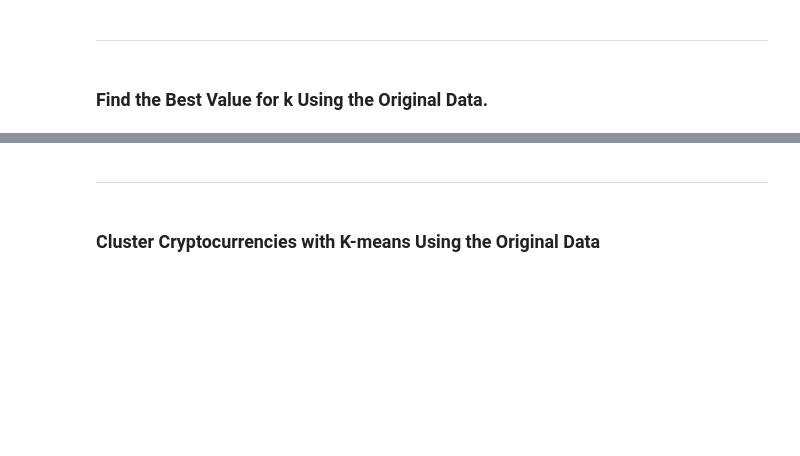
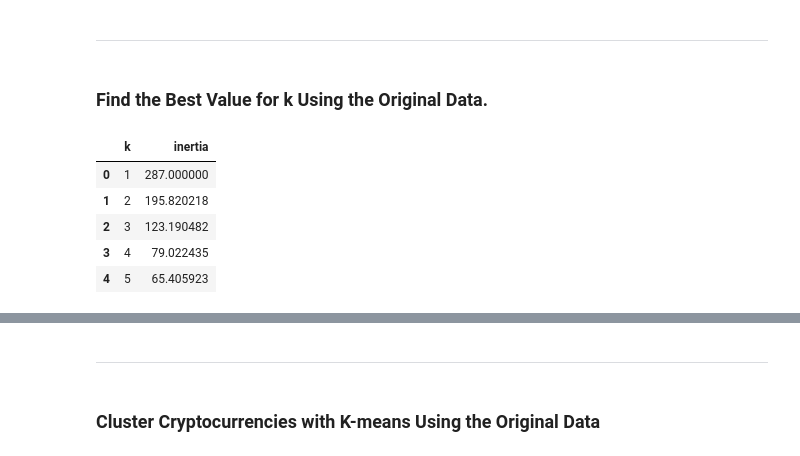
Before and after one commit to dmropp/CryptoClustering, a Jupyter notebook: Crypto_Clustering.ipynb, the cells around one changed output, grey strips where cells are left out. Cells and saved outputs as stored; diff of their text form; code cells hidden in the pictures; blank space fills up the shorter version.

Commit message:
Elbow plot created

```diff
--- a/Crypto_Clustering.ipynb
+++ b/Crypto_Clustering.ipynb
@@ -117,9 +117,20 @@ for i in k:
 # %%
 # Create a dictionary with the data to plot the Elbow curve
 
-
+elbow_data = {"k": k, "inertia": inertia}
 
 # Create a DataFrame with the data to plot the Elbow curve
+
+df_elbow = pd.DataFrame(elbow_data)
+
+df_elbow.head()
+# %% [output]
+|  | k | inertia |
+| 0 | 1 | 287.000000 |
+| 1 | 2 | 195.820218 |
+| 2 | 3 | 123.190482 |
+| 3 | 4 | 79.022435 |
+| 4 | 5 | 65.405923 |
 # %%
 # Plot a line chart with all the inertia values computed with
 # the different values of k to visually identify the optimal value for k.
```
Also changed, not shown: parts of 2 cells of this notebook.
